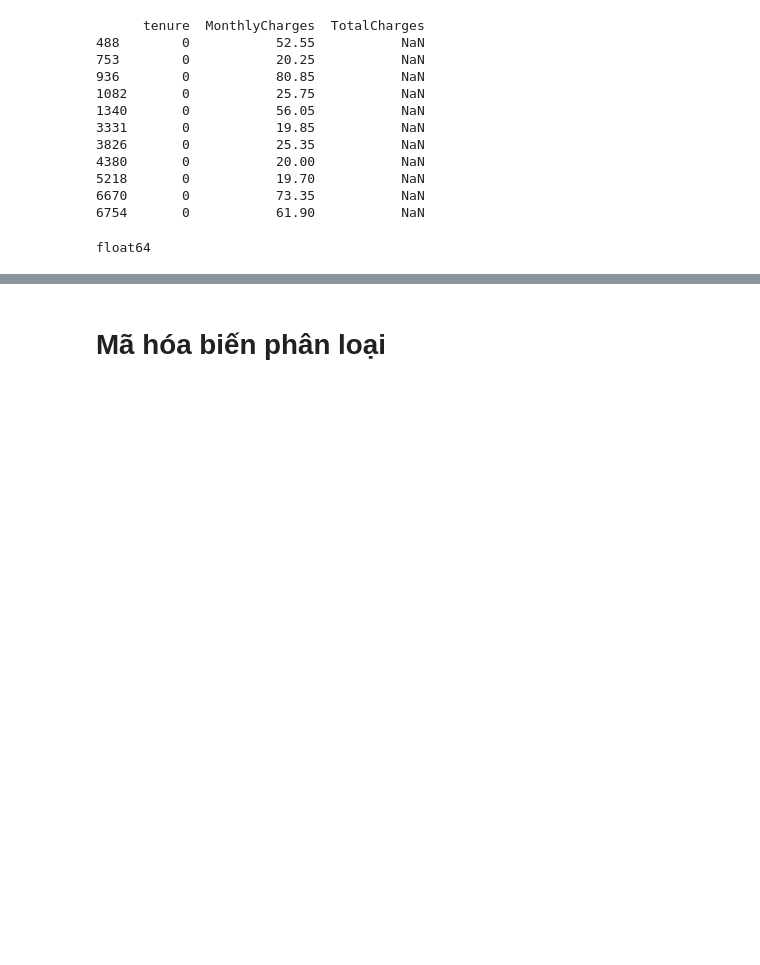
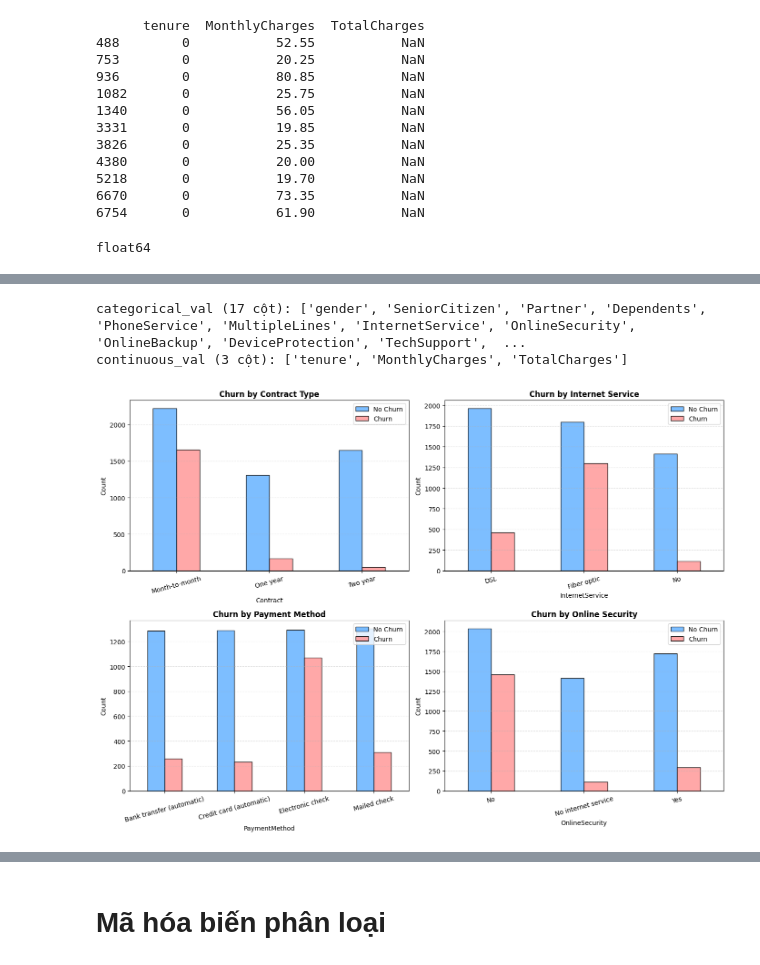
Before and after one commit to TranDuyAnhDEDA/KhaiPhaDuLieu, a Jupyter notebook: EDA.ipynb, the cells around one changed output, grey strips where cells are left out. Cells and saved outputs as stored; diff of their text form; code cells hidden in the pictures; blank space fills up the shorter version.

```diff
--- a/EDA.ipynb
+++ b/EDA.ipynb
@@ -159,0 +141,43 @@ Cước phí: Nhóm khách rời mạng phải gánh mức cước trung bình c
+# %%
+# Tách riêng danh sách biến phân loại (categorical) và biến liên tục (continuous)
+categorical_val = []
+continuous_val = []
+
+for column in data.columns:
+    if len(data[column].unique()) <= 10:
+        categorical_val.append(column)
+    else:
+        continuous_val.append(column)
+
+print(f"categorical_val ({len(categorical_val)} cột):", categorical_val)
+print(f"continuous_val ({len(continuous_val)} cột):", continuous_val)
+# %% [output]
+categorical_val (17 cột): ['gender', 'SeniorCitizen', 'Partner', 'Dependents', 'PhoneService', 'MultipleLines', 'InternetService', 'OnlineSecurity', 'OnlineBackup', 'DeviceProtection', 'TechSupport',  ...
+continuous_val (3 cột): ['tenure', 'MonthlyCharges', 'TotalCharges']
+# %%
+# Phân tích chi tiết 4 biến phân loại quan trọng nhất đối với Churn
+key_cats = ['Contract', 'InternetService', 'PaymentMethod', 'OnlineSecurity']
+titles = [
+    'Churn by Contract Type',
+    'Churn by Internet Service',
+    'Churn by Payment Method',
+    'Churn by Online Security'
+]
+
+fig, axes = plt.subplots(2, 2, figsize=(14, 10))
+axes = axes.ravel()
+
+for idx, col in enumerate(key_cats):
+    ct = pd.crosstab(data[col], data['Churn'])
+    ct.plot(kind='bar', ax=axes[idx], color=['#66b3ff', '#ff9999'], edgecolor='black', alpha=0.85)
+    axes[idx].set_title(titles[idx], fontsize=12, fontweight='bold')
+    axes[idx].set_xlabel(col)
+    axes[idx].set_ylabel('Count')
+    axes[idx].tick_params(axis='x', rotation=15)
+    axes[idx].legend(['No Churn', 'Churn'])
+    axes[idx].grid(axis='y', linestyle='--', alpha=0.4)
+
+plt.tight_layout()
+plt.show()
+# %% [output]
+[figure, added]
```
Also changed, not shown: parts of 54 cells of this notebook.
